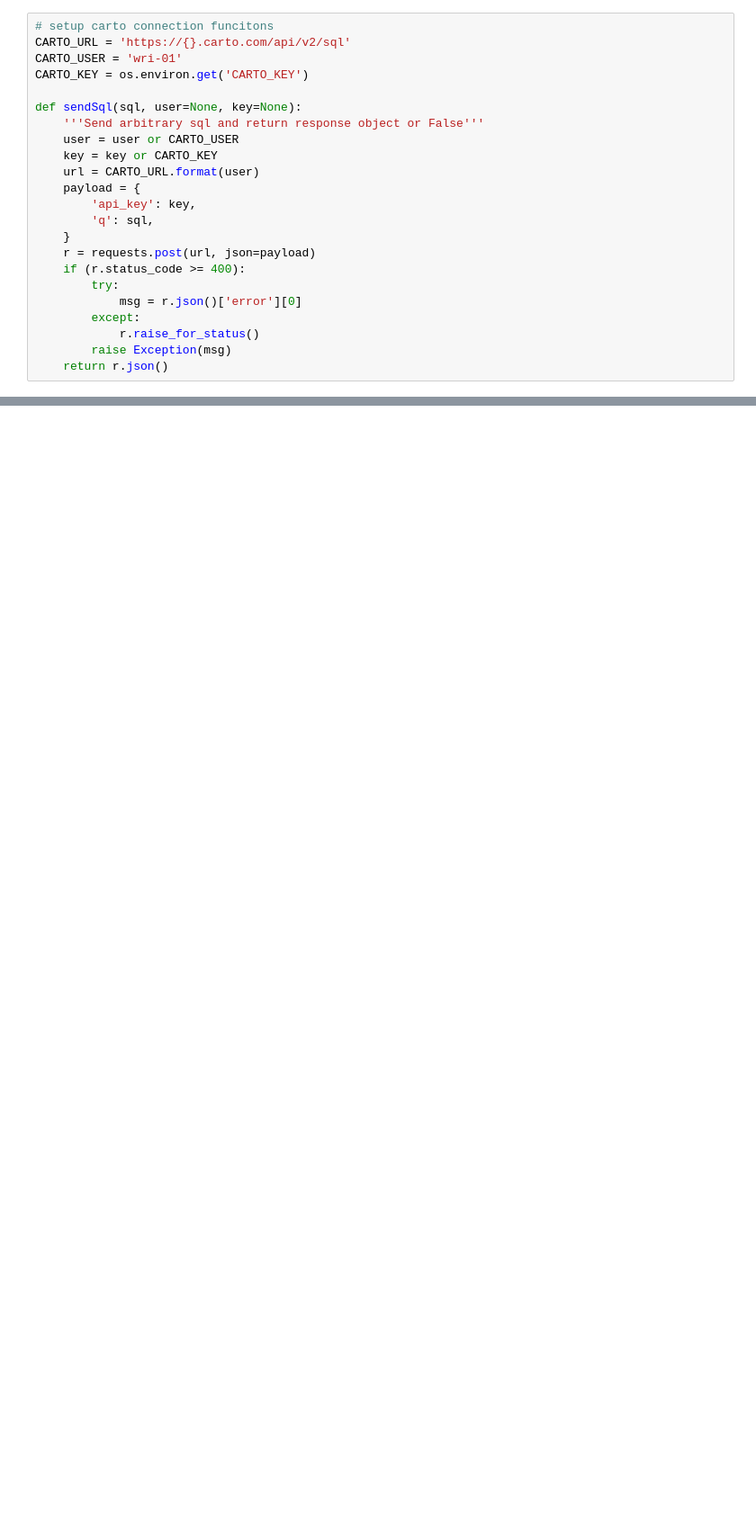
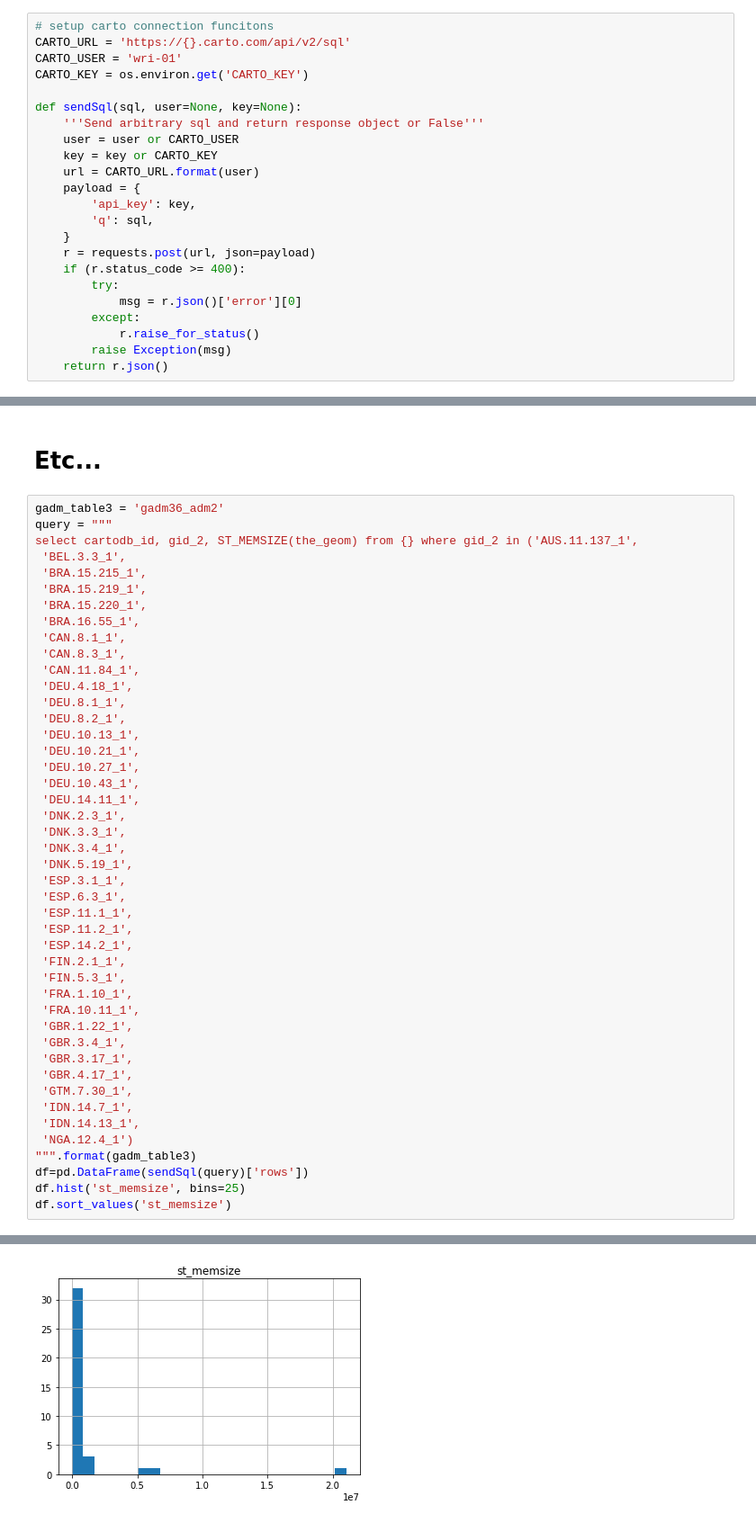
Before and after one commit to fgassert/eeNotebooks, a Jupyter notebook: notebooks/postgis test.ipynb, the cells around one changed output, grey strips where cells are left out. Shown at 90% size. Cells and saved outputs as stored; diff of their text form; blank space fills up the shorter version.

```diff
--- a/notebooks/postgis test.ipynb
+++ b/notebooks/postgis test.ipynb
@@ -128,0 +221,48 @@ for rows in test_geoms:
+# %% [markdown]
+# Etc...
+# %%
+gadm_table3 = 'gadm36_adm2'
+query = """
+select cartodb_id, gid_2, ST_MEMSIZE(the_geom) from {} where gid_2 in ('AUS.11.137_1',
+ 'BEL.3.3_1',
+ 'BRA.15.215_1',
+ 'BRA.15.219_1',
+ 'BRA.15.220_1',
+ 'BRA.16.55_1',
+ 'CAN.8.1_1',
+ 'CAN.8.3_1',
+ 'CAN.11.84_1',
+ 'DEU.4.18_1',
+ 'DEU.8.1_1',
+ 'DEU.8.2_1',
+ 'DEU.10.13_1',
+ 'DEU.10.21_1',
+ 'DEU.10.27_1',
+ 'DEU.10.43_1',
+ 'DEU.14.11_1',
+ 'DNK.2.3_1',
+ 'DNK.3.3_1',
+ 'DNK.3.4_1',
+ 'DNK.5.19_1',
+ 'ESP.3.1_1',
+ 'ESP.6.3_1',
+ 'ESP.11.1_1',
+ 'ESP.11.2_1',
+ 'ESP.14.2_1',
+ 'FIN.2.1_1',
+ 'FIN.5.3_1',
+ 'FRA.1.10_1',
+ 'FRA.10.11_1',
+ 'GBR.1.22_1',
+ 'GBR.3.4_1',
+ 'GBR.3.17_1',
+ 'GBR.4.17_1',
+ 'GTM.7.30_1',
+ 'IDN.14.7_1',
+ 'IDN.14.13_1',
+ 'NGA.12.4_1')
+""".format(gadm_table3)
+df=pd.DataFrame(sendSql(query)['rows'])
+df.hist('st_memsize', bins=25)
+df.sort_values('st_memsize')
+# %% [output]
@@ -128,0 +286 @@ for rows in test_geoms:
+[figure, added]
```
Also changed, not shown: parts of 15 cells of this notebook, 1 other file.
